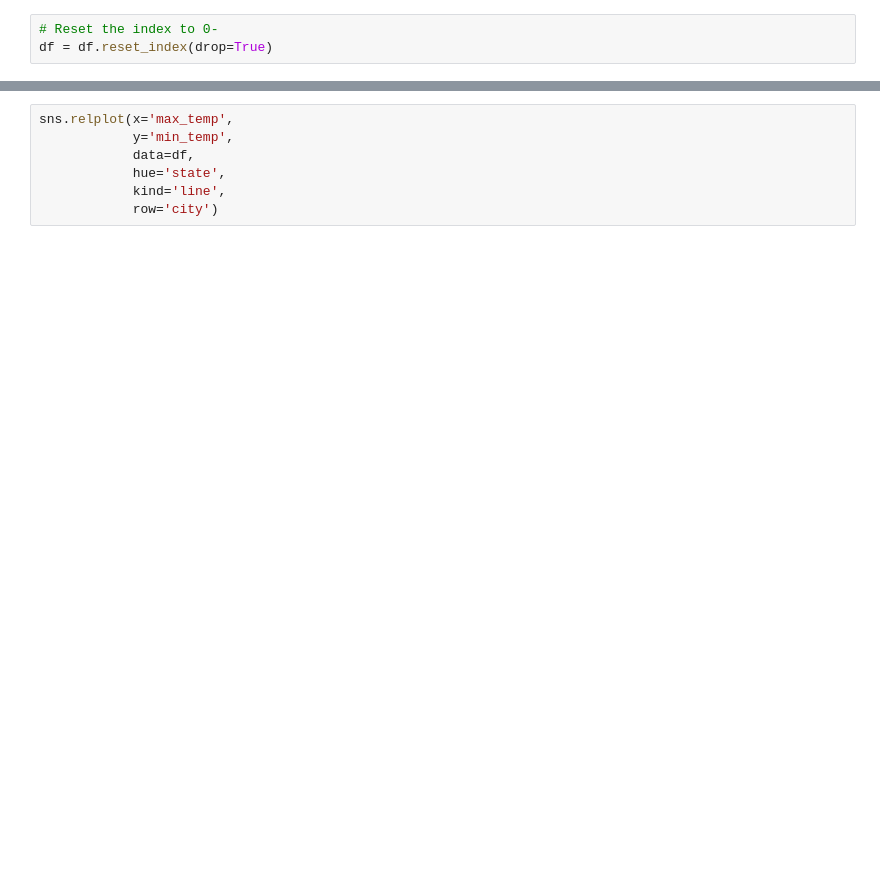
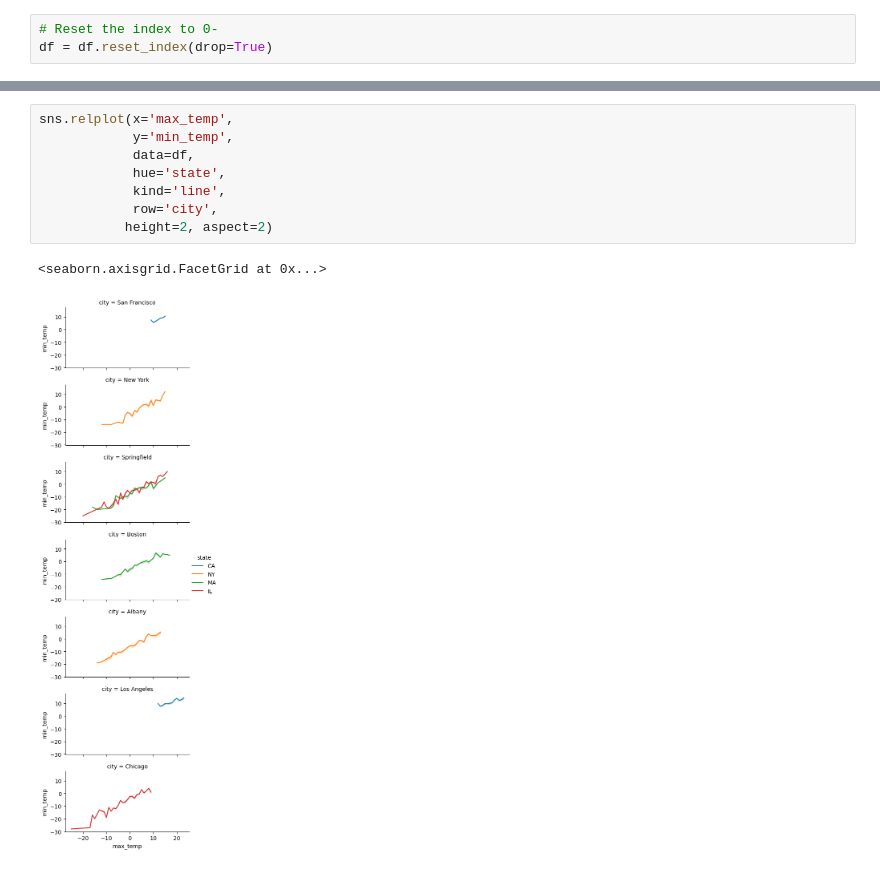
Before and after one commit to reuven/pandas-workout, a Jupyter notebook: chapter-10/Exercise 47a — Seaborn sidebar.ipynb, the cells around one changed output, grey strips where cells are left out. Cells and saved outputs as stored; diff of their text form; blank space fills up the shorter version.

```diff
--- a/chapter-10/Exercise 47a — Seaborn sidebar.ipynb
+++ b/chapter-10/Exercise 47a — Seaborn sidebar.ipynb
@@ -87,9 +91,13 @@ sns.relplot(x='max_temp',
 # %%
 sns.relplot(x='max_temp',
             y='min_temp',
             data=df,
             hue='state',
             kind='line',
-            row='city')
+            row='city',
+           height=2, aspect=2)
+# %% [output]
+<seaborn.axisgrid.FacetGrid at 0x...>
+[figure, added]
 # %%
 sns.displot(df, x='max_temp')
```
Also changed, not shown: parts of 16 cells of this notebook, 11 other files.
